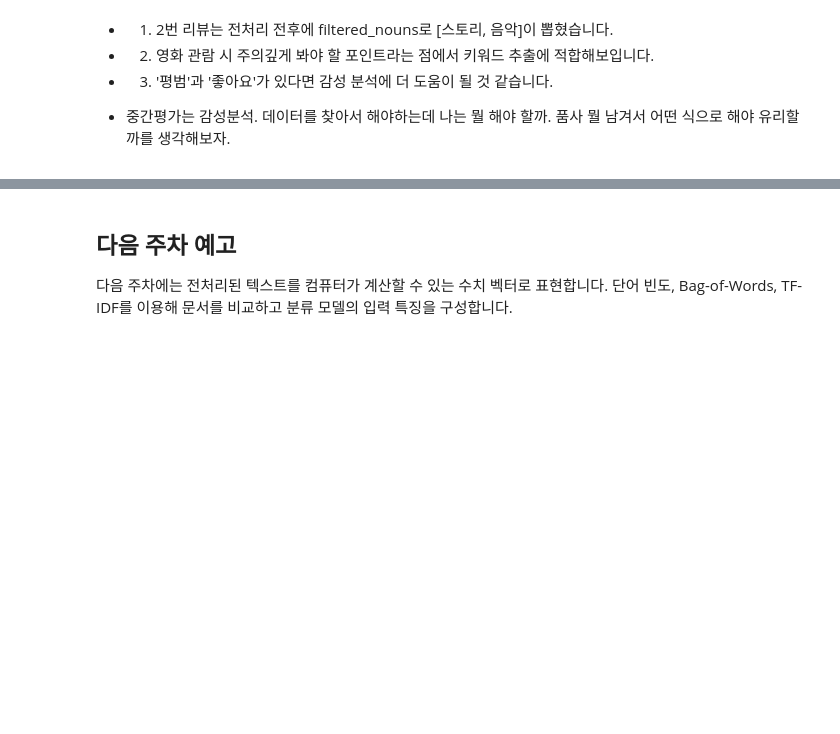
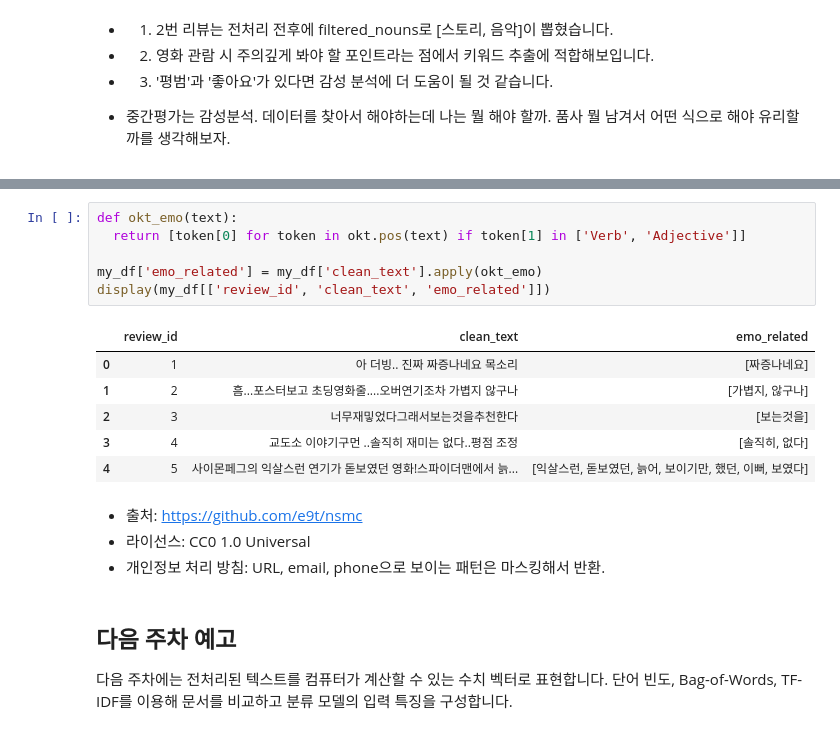
Before and after one commit to KyeongTaek/NLP_2026, a Jupyter notebook: study_material/NLP_week03.ipynb, the cells around one changed output, grey strips where cells are left out. Drawn from its saved outputs; the diff is of its cells as text; blank space fills up the shorter version.

```diff
--- a/study_material/NLP_week03.ipynb
+++ b/study_material/NLP_week03.ipynb
@@ -470,3 +497,20 @@ okt = Okt()
+# %%
+def okt_emo(text):
+  return [token[0] for token in okt.pos(text) if token[1] in ['Verb', 'Adjective']]
+
+my_df['emo_related'] = my_df['clean_text'].apply(okt_emo)
+display(my_df[['review_id', 'clean_text', 'emo_related']])
+# %% [output]
+|  | review_id | clean_text | emo_related |
+| 0 | 1 | 아 더빙.. 진짜 짜증나네요 목소리 | [짜증나네요] |
+| 1 | 2 | 흠...포스터보고 초딩영화줄....오버연기조차 가볍지 않구나 | [가볍지, 않구나] |
+| 2 | 3 | 너무재밓었다그래서보는것을추천한다 | [보는것을] |
+| 3 | 4 | 교도소 이야기구먼 ..솔직히 재미는 없다..평점 조정 | [솔직히, 없다] |
+| 4 | 5 | 사이몬페그의 익살스런 연기가 돋보였던 영화!스파이더맨에서 늙... | [익살스런, 돋보였던, 늙어, 보이기만, 했던, 이뻐, 보였다] |
+# %% [markdown]
+- 출처: https://github.com/e9t/nsmc
+- 라이선스: CC0 1.0 Universal
+- 개인정보 처리 방침: URL, email, phone으로 보이는 패턴은 마스킹해서 반환.
 # %% [markdown]
 ## 다음 주차 예고
 
```
Also changed, not shown: parts of 7 cells of this notebook.
